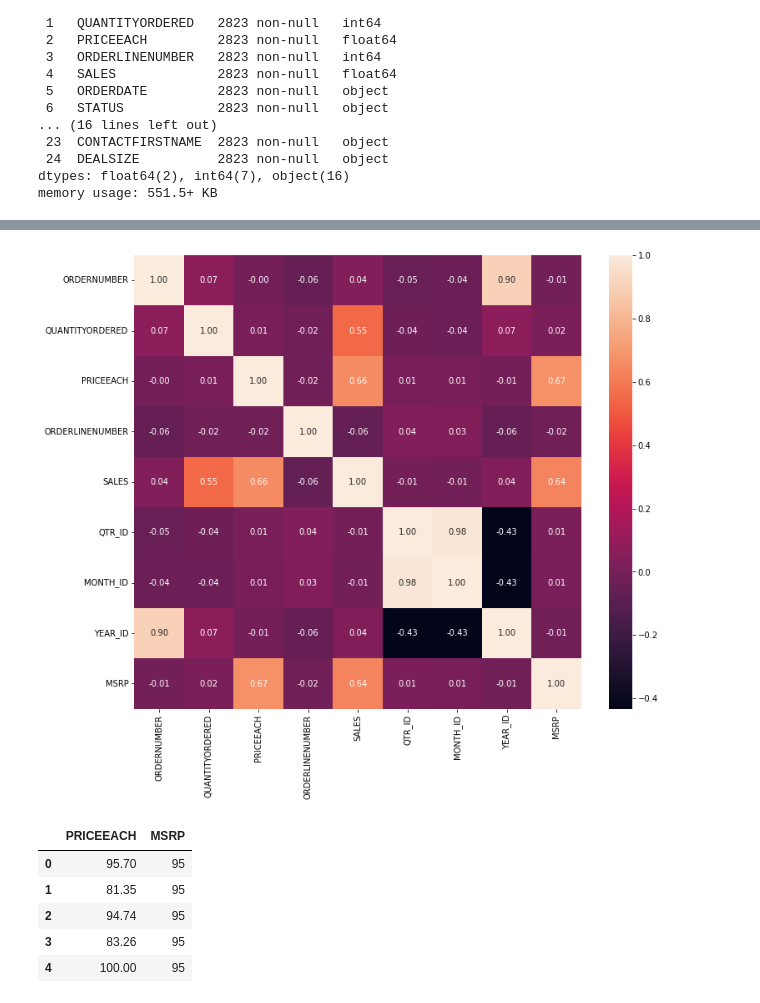
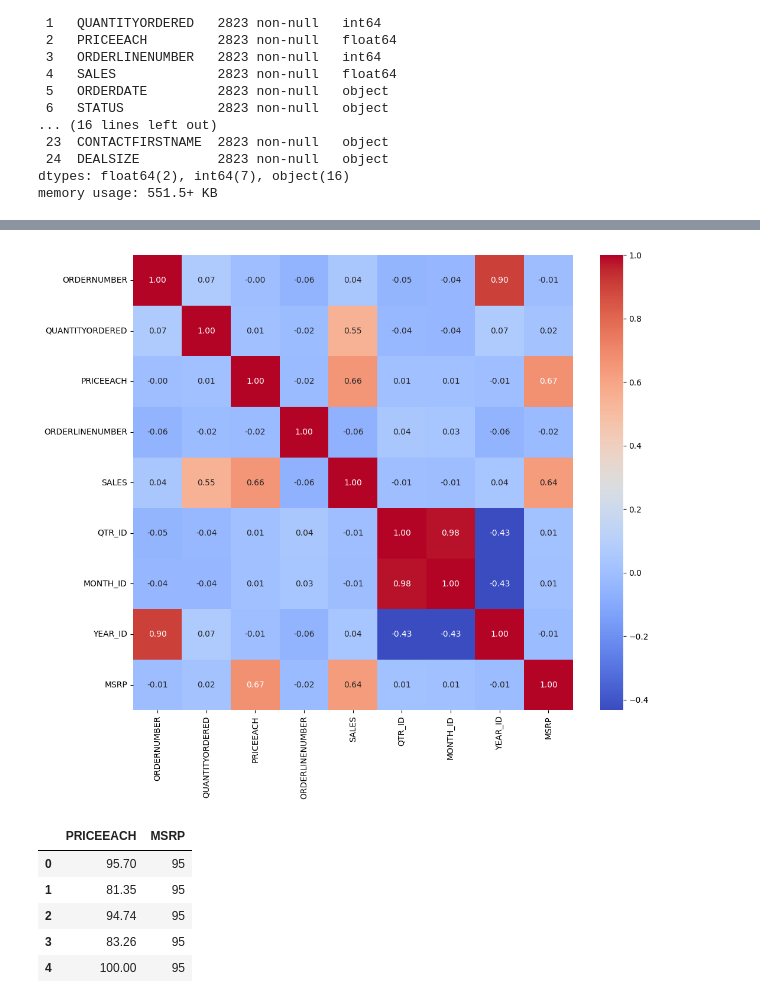
Before and after one commit to shreya6286/LP-3, a Jupyter notebook: ML/Sales_K_Means_clustering/B6.ipynb, the cells around one changed output, grey strips where cells are left out. Drawn from its saved outputs; the diff is of its cells as text; code cells hidden in the pictures.

```diff
--- a/ML/Sales_K_Means_clustering/B6.ipynb
+++ b/ML/Sales_K_Means_clustering/B6.ipynb
@@ -4,7 +4,7 @@ import pandas as pd
 import matplotlib.pyplot as plt
 import seaborn as sns
 # %%
-df = pd.read_csv('../../CSV/sales_data_sample.csv', encoding='latin1')
+df = pd.read_csv('../../CSV/sales_data_sample.csv', encoding='ISO-8859-1')
 df.head()
 # %% [output]
 |  | ORDERNUMBER | QUANTITYORDERED | PRICEEACH | ORDERLINENUMBER | SALES | ORDERDATE | STATUS | QTR_ID | ... |
@@ -47,11 +47,17 @@ df.describe()
 | 75% | 10333.500000 | 43.000000 | 100.000000 | 9.000000 | 4508.000000 | 4.000000 | 11.000000 | 2004.00000 | ... |
 | max | 10425.000000 | 97.000000 | 100.000000 | 18.000000 | 14082.800000 | 4.000000 | 12.000000 | 2005.00000 | ... |
 # %%
-fig = plt.figure(figsize=(12,10))
-sns.heatmap(df.corr(), annot=True, fmt='.2f')
+# Convert the ORDERDATE column to datetime format
+df['ORDERDATE'] = pd.to_datetime(df['ORDERDATE'], errors='coerce')
+
+numeric_df = df.select_dtypes(include=['float64', 'int64'])
+
+# Plotting the heatmap of correlations
+plt.figure(figsize=(12, 10))
+sns.heatmap(numeric_df.corr(), annot=True, fmt='.2f', cmap='coolwarm')
 plt.show()
 # %% [output]
-[figure, old version]
+[figure, new version]
 # %%
 df= df[['PRICEEACH', 'MSRP']]
 # %%
```
Also changed, not shown: parts of 4 cells of this notebook, 4 other files.
